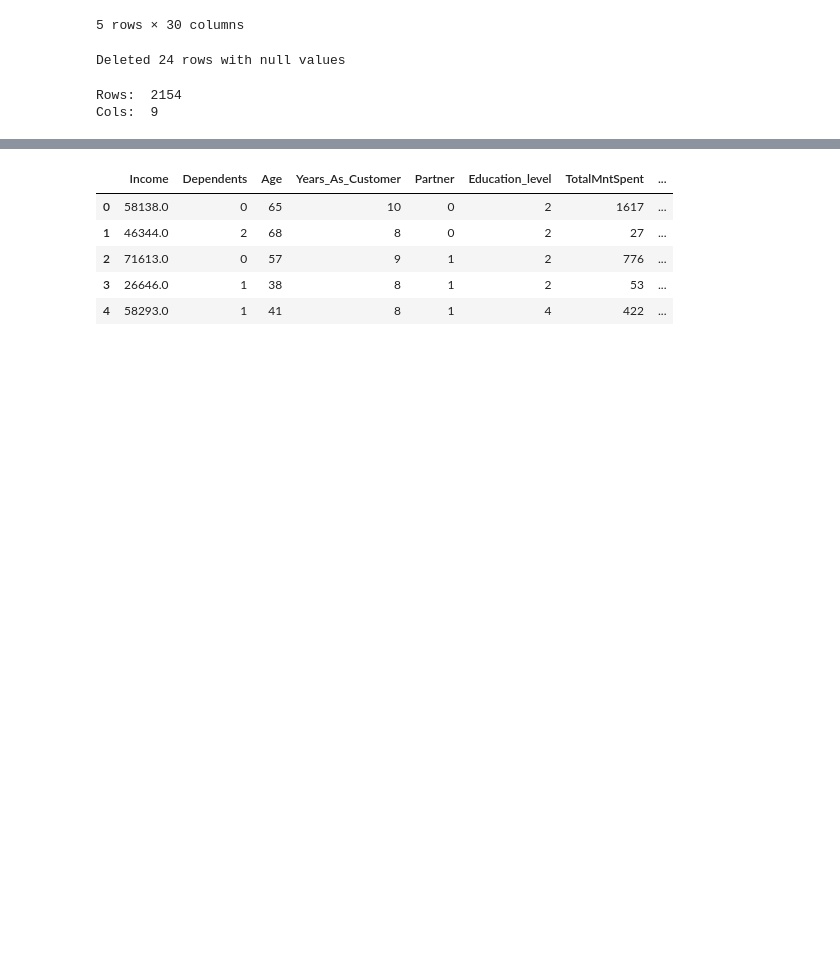
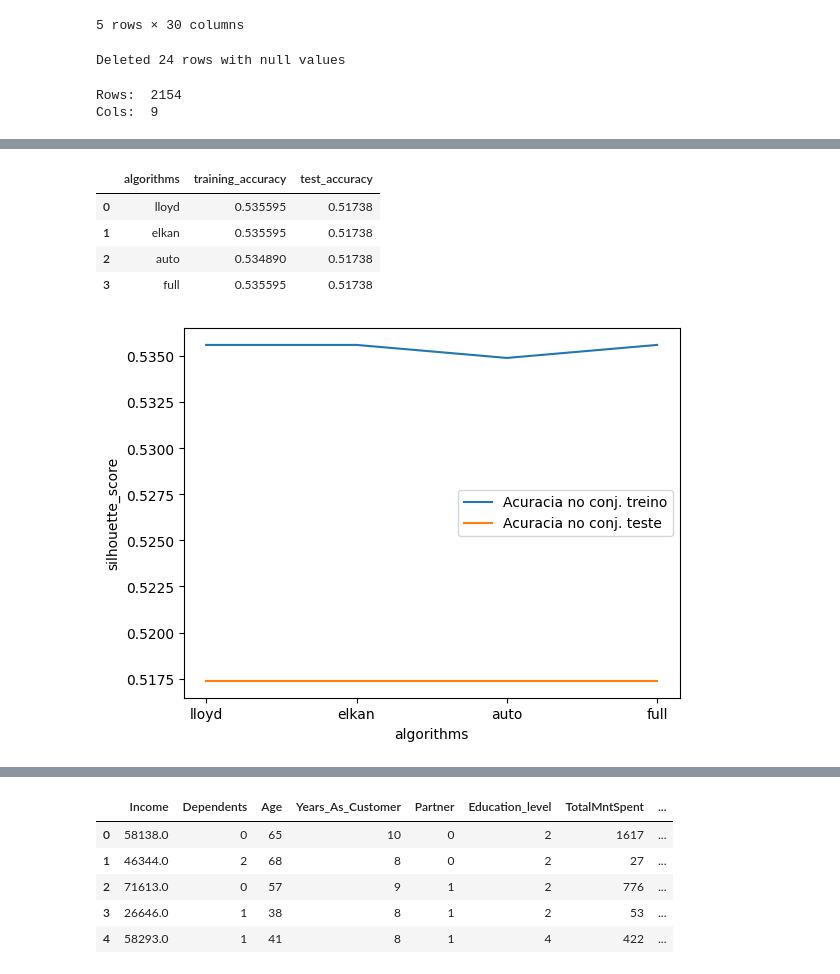
Before and after one commit to DanielSLucas/introducaoDataScience, a Jupyter notebook: praticando/customers/customers.ipynb, the cells around one changed output, grey strips where cells are left out. Saved outputs shown, nothing was run; the diff lists cells and outputs as text; code cells hidden in the pictures; blank space fills up the shorter version.

```diff
--- a/praticando/customers/customers.ipynb
+++ b/praticando/customers/customers.ipynb
@@ -193,0 +230,29 @@ plt.show()
+# %%
+training_accuracy = []
+test_accuracy = []
+
+algorithms = ["lloyd", "elkan", "auto", "full"]
+
+for algorithm in algorithms:
+  model = KMeans(n_clusters = 4, init = "random", algorithm = algorithm).fit(df_train)
+  training_accuracy.append(silhouette_score(df_train, model.labels_))
+  test_accuracy.append(silhouette_score(df_test, kmeans.predict(df_test)))
+
+plt.plot(algorithms, training_accuracy, label='Acuracia no conj. treino')
+plt.plot(algorithms, test_accuracy, label='Acuracia no conj. teste')
+plt.ylabel('silhouette_score')
+plt.xlabel('algorithms')
+plt.legend()
+
+pd.DataFrame({
+  "algorithms": algorithms,
+  "training_accuracy": training_accuracy,
+  "test_accuracy":test_accuracy
+})
+# %% [output]
+|  | algorithms | training_accuracy | test_accuracy |
+| 0 | lloyd | 0.535595 | 0.51738 |
+| 1 | elkan | 0.535595 | 0.51738 |
+| 2 | auto | 0.534890 | 0.51738 |
+| 3 | full | 0.535595 | 0.51738 |
+[figure, added]
```
Also changed, not shown: parts of 14 cells of this notebook.
